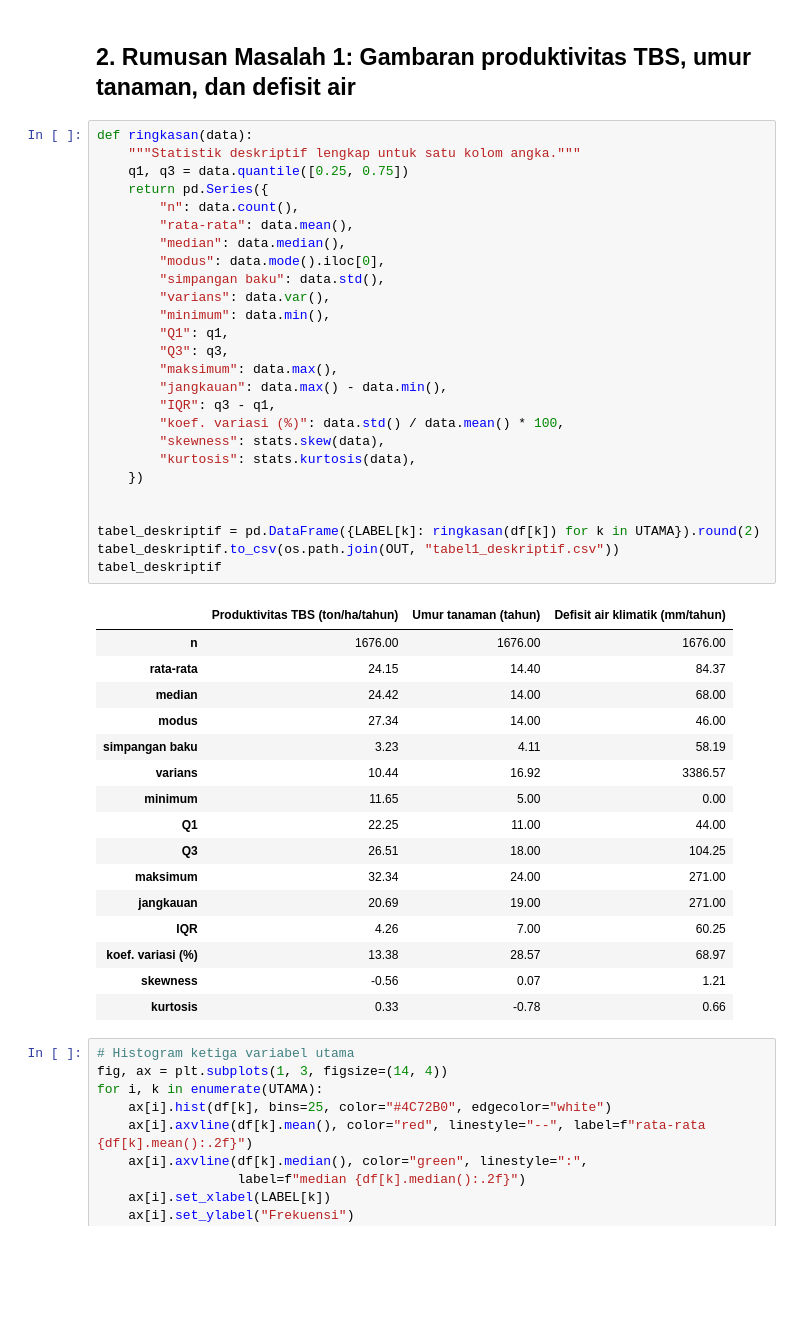
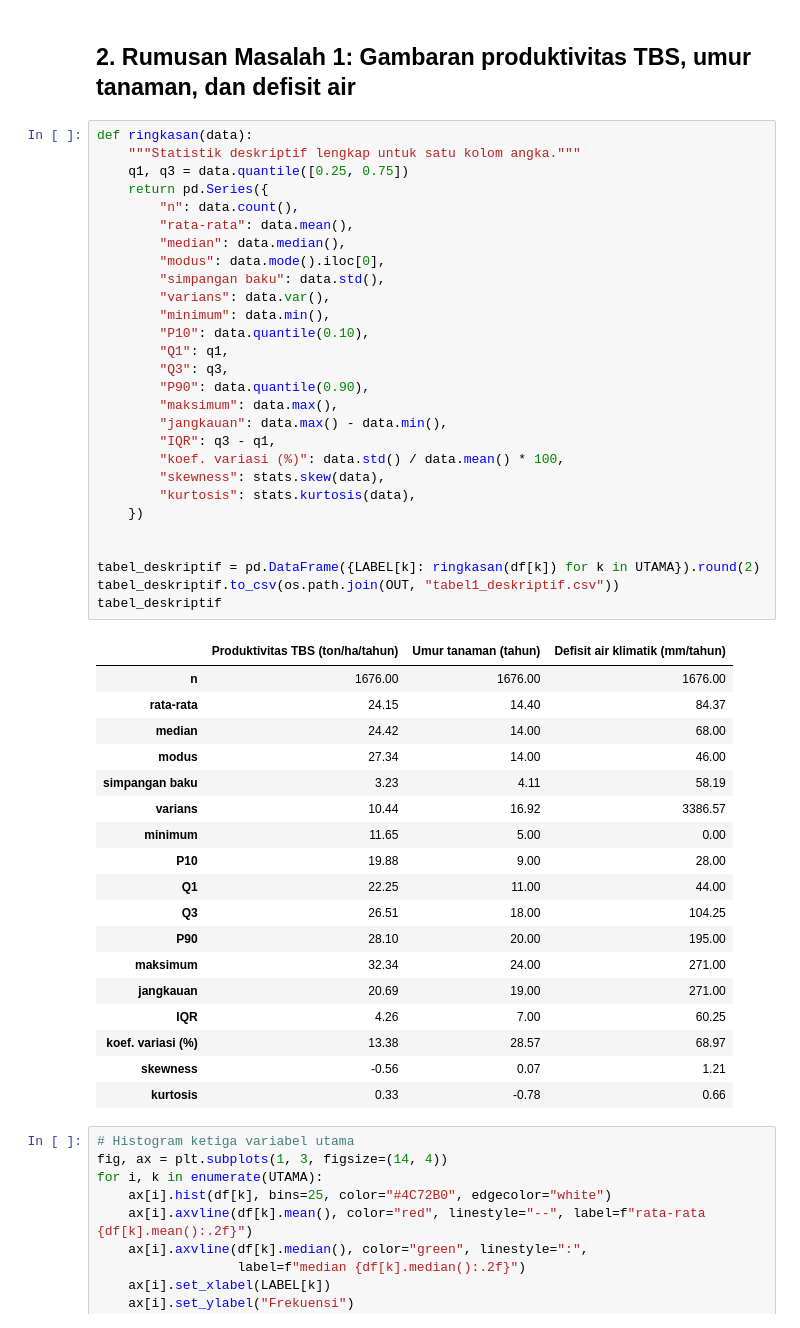
Before and after one commit to NarumBella-TIG/ProbStat-Kelompok3, a Jupyter notebook: analisis_probstat_kelompok3.ipynb, the cells around one changed output. Drawn from its saved outputs; the diff is of its cells as text; blank space fills up the shorter version.

```diff
--- a/analisis_probstat_kelompok3.ipynb
+++ b/analisis_probstat_kelompok3.ipynb
@@ -142,35 +142,39 @@ def ringkasan(data):
         "n": data.count(),
         "rata-rata": data.mean(),
         "median": data.median(),
         "modus": data.mode().iloc[0],
         "simpangan baku": data.std(),
         "varians": data.var(),
         "minimum": data.min(),
+        "P10": data.quantile(0.10),
         "Q1": q1,
         "Q3": q3,
+        "P90": data.quantile(0.90),
         "maksimum": data.max(),
         "jangkauan": data.max() - data.min(),
         "IQR": q3 - q1,
         "koef. variasi (%)": data.std() / data.mean() * 100,
         "skewness": stats.skew(data),
         "kurtosis": stats.kurtosis(data),
     })
 
 
 tabel_deskriptif = pd.DataFrame({LABEL[k]: ringkasan(df[k]) for k in UTAMA}).round(2)
 tabel_deskriptif.to_csv(os.path.join(OUT, "tabel1_deskriptif.csv"))
 tabel_deskriptif
 # %% [output]
 |  | Produktivitas TBS (ton/ha/tahun) | Umur tanaman (tahun) | Defisit air klimatik (mm/tahun) |
 | n | 1676.00 | 1676.00 | 1676.00 |
 | rata-rata | 24.15 | 14.40 | 84.37 |
 | median | 24.42 | 14.00 | 68.00 |
 | modus | 27.34 | 14.00 | 46.00 |
 | simpangan baku | 3.23 | 4.11 | 58.19 |
 | varians | 10.44 | 16.92 | 3386.57 |
 | minimum | 11.65 | 5.00 | 0.00 |
+| P10 | 19.88 | 9.00 | 28.00 |
 | Q1 | 22.25 | 11.00 | 44.00 |
 | Q3 | 26.51 | 18.00 | 104.25 |
+| P90 | 28.10 | 20.00 | 195.00 |
 | maksimum | 32.34 | 24.00 | 271.00 |
 | jangkauan | 20.69 | 19.00 | 271.00 |
 | IQR | 4.26 | 7.00 | 60.25 |
```
Also changed, not shown: parts of 3 cells of this notebook, 3 other files.
